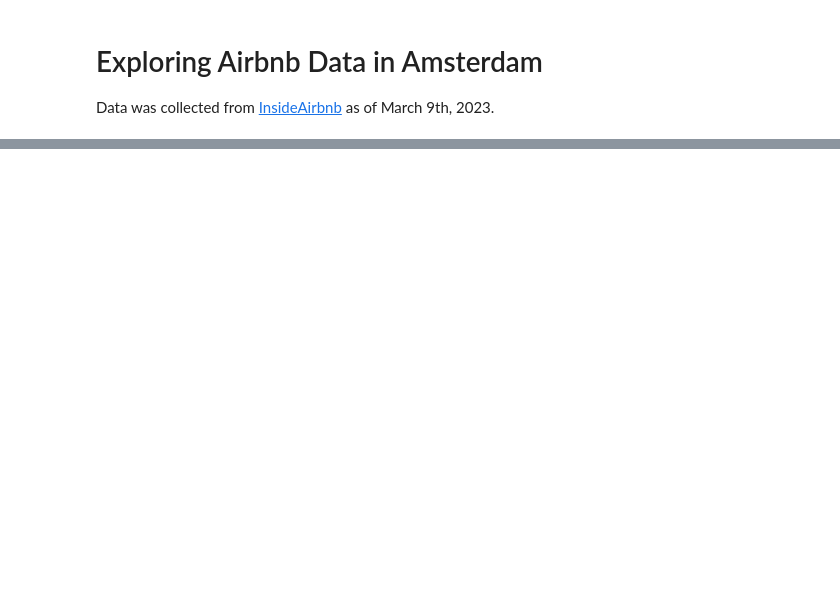
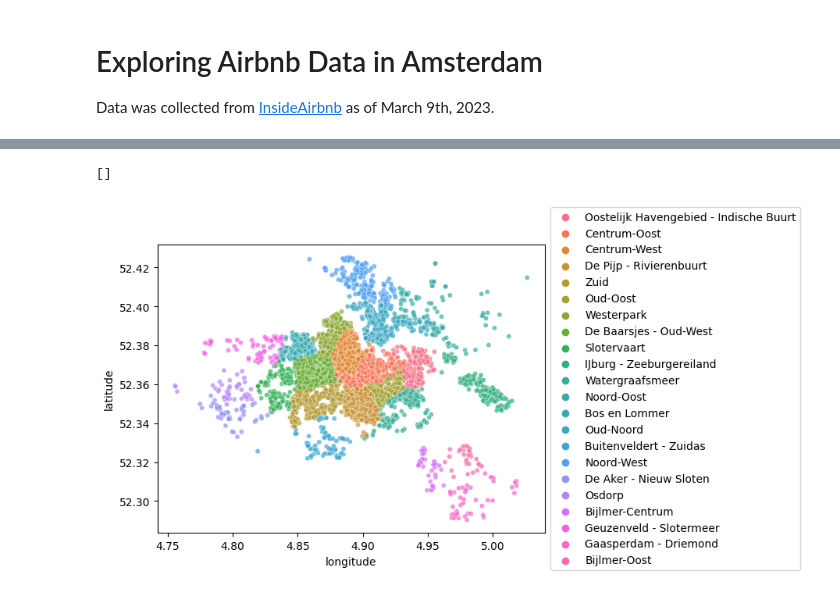
Before and after one commit to JuanesLamilla/explore_ams_airbnb, a Jupyter notebook: analysis.ipynb, the cells around one changed output, grey strips where cells are left out. Cells and saved outputs as stored; diff of their text form; code cells hidden in the pictures; blank space fills up the shorter version.

```diff
--- a/analysis.ipynb
+++ b/analysis.ipynb
@@ -20,0 +16,4 @@ ams_list_df.head()
+# %%
+# Read in the listing data
+listings_df = pd.read_csv("data/listings.csv")
+listings_df.head()
@@ -20,0 +31,11 @@ ams_list_df.head()
+# %%
+# diverging_colors = sns.color_palette("RdBu", 10)
+# sns.palplot(diverging_colors)
+scatter = sns.scatterplot(x='longitude', y='latitude', hue='neighbourhood',
+                          alpha=0.7, s=20, data=listings_df)
+scatter.legend(loc='center left', bbox_to_anchor=(1, 0.5), ncol=1)
+# scatter.color_palette("RdBu", 10)
+scatter.plot()
+# %% [output]
+[]
+[figure, added]
```
Also changed, not shown: parts of 10 cells of this notebook, 2 other files.
